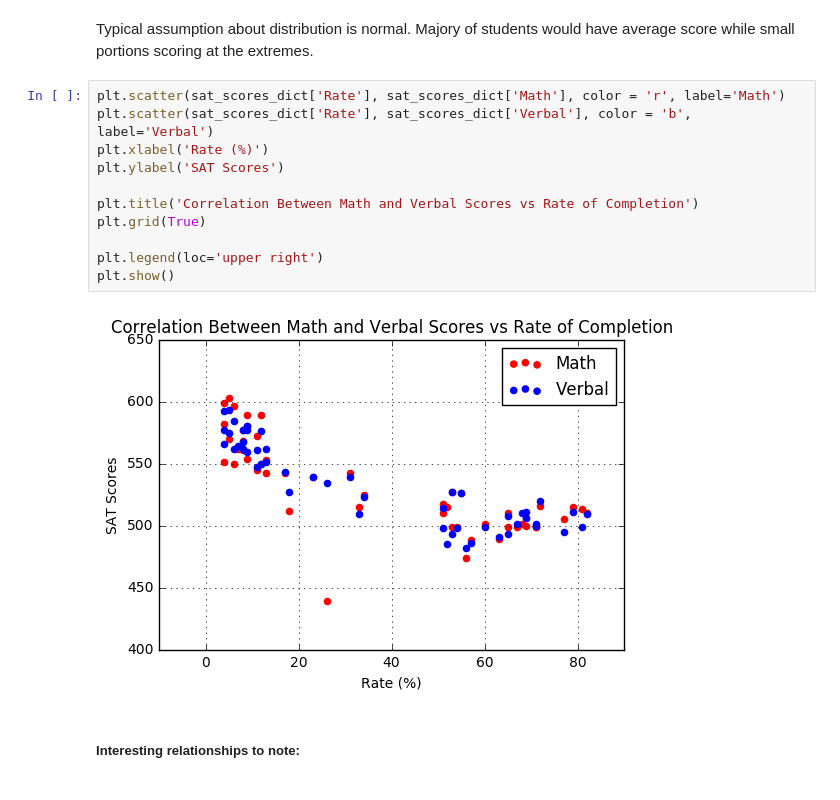
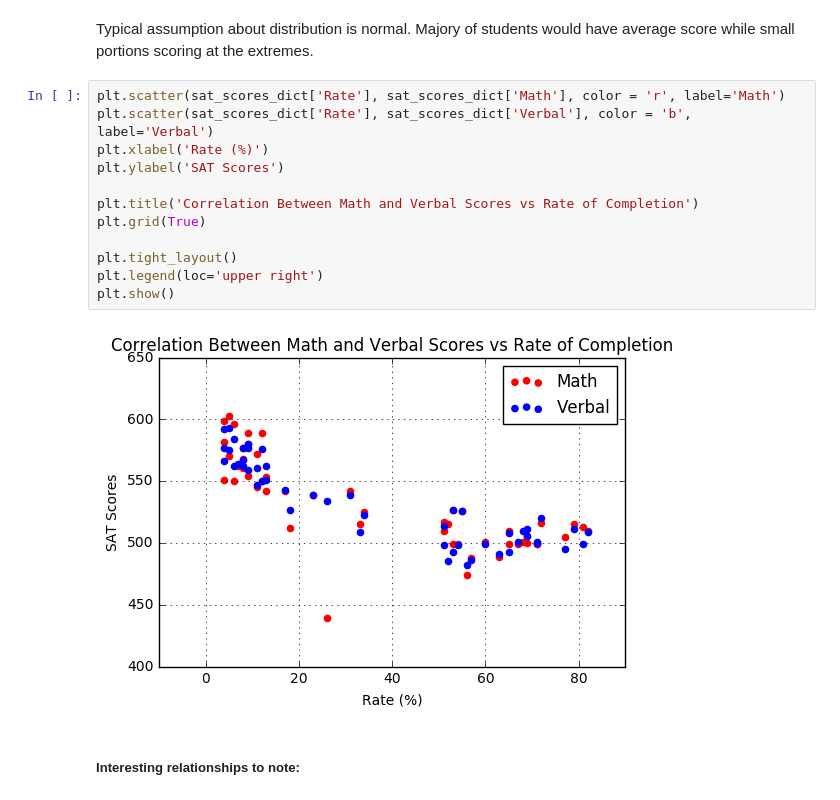
Before and after one commit to LeylaMova/Statistical-Analysis-Matplotlib-Python, a Jupyter notebook: ipynb/project-01.ipynb, the cells around one changed output. Saved outputs shown, nothing was run; the diff lists cells and outputs as text.

```diff
--- a/ipynb/project-01.ipynb
+++ b/ipynb/project-01.ipynb
@@ -236,16 +236,17 @@ Typical assumption about distribution is normal. Majory of students would have a
 # %%
 plt.scatter(sat_scores_dict['Rate'], sat_scores_dict['Math'], color = 'r', label='Math')
 plt.scatter(sat_scores_dict['Rate'], sat_scores_dict['Verbal'], color = 'b', label='Verbal')
 plt.xlabel('Rate (%)')
 plt.ylabel('SAT Scores')
 
 plt.title('Correlation Between Math and Verbal Scores vs Rate of Completion')
 plt.grid(True)
 
+plt.tight_layout()
 plt.legend(loc='upper right')
 plt.show()
 # %% [output]
-[figure, old version]
+[figure, new version]
 # %% [markdown]
 ##### Interesting relationships to note:
 # %% [markdown]
```
